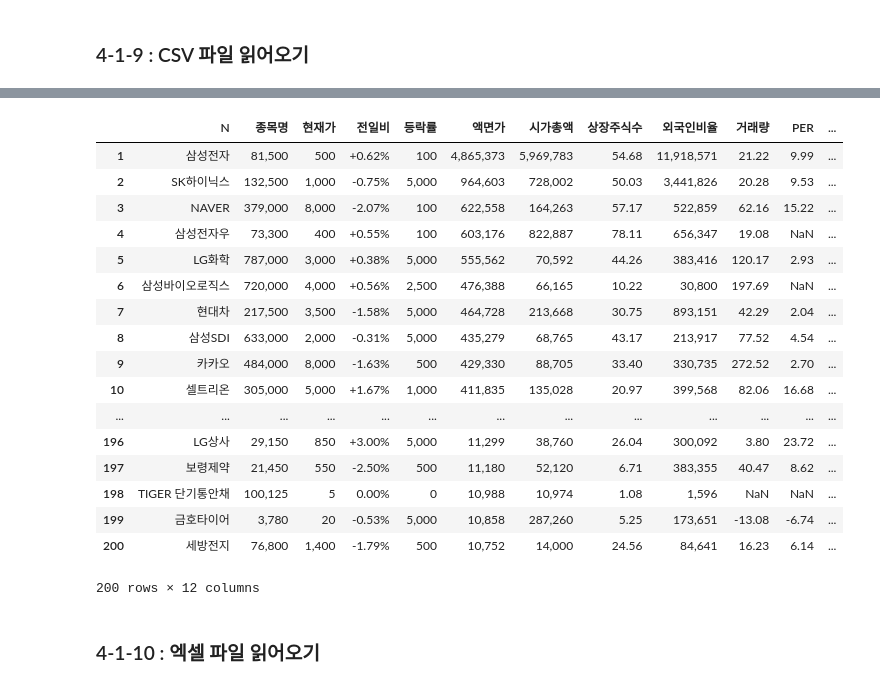
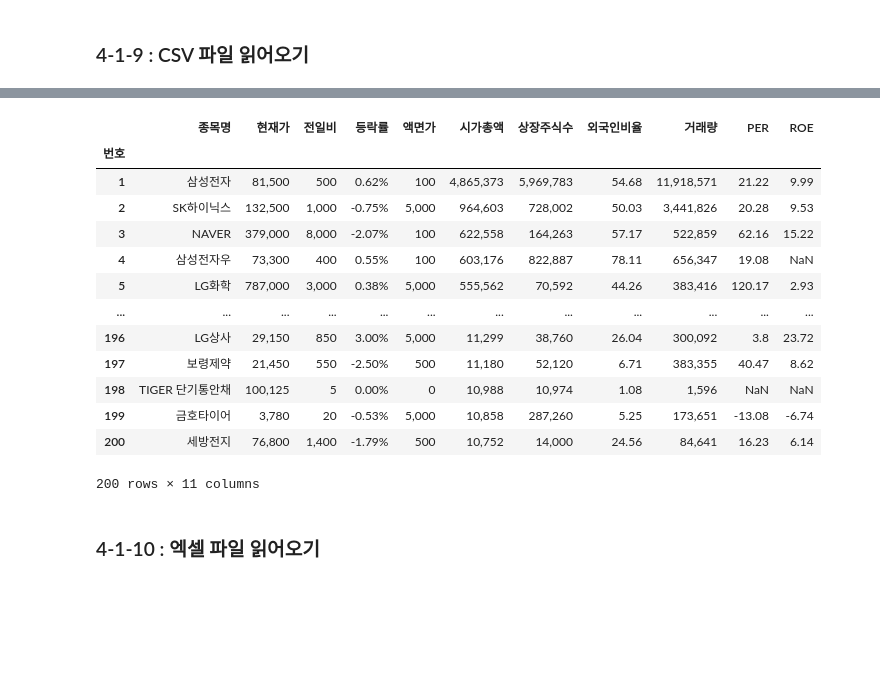
Before and after one commit to ttc-edu-dev-team/da-structured-data, a Jupyter notebook: prerequisites4 - pandas.ipynb, the cells around one changed output, grey strips where cells are left out. Drawn from its saved outputs; the diff is of its cells as text; code cells hidden in the pictures; blank space fills up the shorter version.

Commit message:
update data, prerequisites4, step6

```diff
--- a/prerequisites4 - pandas.ipynb
+++ b/prerequisites4 - pandas.ipynb
@@ -208,27 +212,23 @@ drive.mount('/content/drive')
 # %%
-#filename = '/content/drive/My Drive/da-structured-data/data/pandas/naver_finance_kospi_1-200.csv'
-filename = './data/pandas/naver_finance_kospi_1-200.csv'
+filename = '/content/drive/My Drive/da-structured-data/data/pandas/naver_finance_kospi_1-200.csv'
+#filename = './data/pandas/naver_finance_kospi_1-200.csv'
 # %%
-pd.read_csv(filename)
+pd.read_csv(filename, index_col = 0)
 # %% [output]
-|  | N | 종목명 | 현재가 | 전일비 | 등락률 | 액면가 | 시가총액 | 상장주식수 | 외국인비율 | 거래량 | PER | ... |
-| 1 | 삼성전자 | 81,500 | 500 | +0.62% | 100 | 4,865,373 | 5,969,783 | 54.68 | 11,918,571 | 21.22 | 9.99 | ... |
-| 2 | SK하이닉스 | 132,500 | 1,000 | -0.75% | 5,000 | 964,603 | 728,002 | 50.03 | 3,441,826 | 20.28 | 9.53 | ... |
-| 3 | NAVER | 379,000 | 8,000 | -2.07% | 100 | 622,558 | 164,263 | 57.17 | 522,859 | 62.16 | 15.22 | ... |
-| 4 | 삼성전자우 | 73,300 | 400 | +0.55% | 100 | 603,176 | 822,887 | 78.11 | 656,347 | 19.08 | NaN | ... |
-| 5 | LG화학 | 787,000 | 3,000 | +0.38% | 5,000 | 555,562 | 70,592 | 44.26 | 383,416 | 120.17 | 2.93 | ... |
-| 6 | 삼성바이오로직스 | 720,000 | 4,000 | +0.56% | 2,500 | 476,388 | 66,165 | 10.22 | 30,800 | 197.69 | NaN | ... |
-| 7 | 현대차 | 217,500 | 3,500 | -1.58% | 5,000 | 464,728 | 213,668 | 30.75 | 893,151 | 42.29 | 2.04 | ... |
-| 8 | 삼성SDI | 633,000 | 2,000 | -0.31% | 5,000 | 435,279 | 68,765 | 43.17 | 213,917 | 77.52 | 4.54 | ... |
-| 9 | 카카오 | 484,000 | 8,000 | -1.63% | 500 | 429,330 | 88,705 | 33.40 | 330,735 | 272.52 | 2.70 | ... |
-| 10 | 셀트리온 | 305,000 | 5,000 | +1.67% | 1,000 | 411,835 | 135,028 | 20.97 | 399,568 | 82.06 | 16.68 | ... |
-| ... | ... | ... | ... | ... | ... | ... | ... | ... | ... | ... | ... | ... |
-| 196 | LG상사 | 29,150 | 850 | +3.00% | 5,000 | 11,299 | 38,760 | 26.04 | 300,092 | 3.80 | 23.72 | ... |
-| 197 | 보령제약 | 21,450 | 550 | -2.50% | 500 | 11,180 | 52,120 | 6.71 | 383,355 | 40.47 | 8.62 | ... |
-| 198 | TIGER 단기통안채 | 100,125 | 5 | 0.00% | 0 | 10,988 | 10,974 | 1.08 | 1,596 | NaN | NaN | ... |
-| 199 | 금호타이어 | 3,780 | 20 | -0.53% | 5,000 | 10,858 | 287,260 | 5.25 | 173,651 | -13.08 | -6.74 | ... |
-| 200 | 세방전지 | 76,800 | 1,400 | -1.79% | 500 | 10,752 | 14,000 | 24.56 | 84,641 | 16.23 | 6.14 | ... |
+|  | 종목명 | 현재가 | 전일비 | 등락률 | 액면가 | 시가총액 | 상장주식수 | 외국인비율 | 거래량 | PER | ROE |
+| 번호 |  |  |  |  |  |  |  |  |  |  |  |
+| 1 | 삼성전자 | 81,500 | 500 | 0.62% | 100 | 4,865,373 | 5,969,783 | 54.68 | 11,918,571 | 21.22 | 9.99 |
+| 2 | SK하이닉스 | 132,500 | 1,000 | -0.75% | 5,000 | 964,603 | 728,002 | 50.03 | 3,441,826 | 20.28 | 9.53 |
+| 3 | NAVER | 379,000 | 8,000 | -2.07% | 100 | 622,558 | 164,263 | 57.17 | 522,859 | 62.16 | 15.22 |
+| 4 | 삼성전자우 | 73,300 | 400 | 0.55% | 100 | 603,176 | 822,887 | 78.11 | 656,347 | 19.08 | NaN |
+| 5 | LG화학 | 787,000 | 3,000 | 0.38% | 5,000 | 555,562 | 70,592 | 44.26 | 383,416 | 120.17 | 2.93 |
+| ... | ... | ... | ... | ... | ... | ... | ... | ... | ... | ... | ... |
+| 196 | LG상사 | 29,150 | 850 | 3.00% | 5,000 | 11,299 | 38,760 | 26.04 | 300,092 | 3.8 | 23.72 |
+| 197 | 보령제약 | 21,450 | 550 | -2.50% | 500 | 11,180 | 52,120 | 6.71 | 383,355 | 40.47 | 8.62 |
+| 198 | TIGER 단기통안채 | 100,125 | 5 | 0.00% | 0 | 10,988 | 10,974 | 1.08 | 1,596 | NaN | NaN |
+| 199 | 금호타이어 | 3,780 | 20 | -0.53% | 5,000 | 10,858 | 287,260 | 5.25 | 173,651 | -13.08 | -6.74 |
+| 200 | 세방전지 | 76,800 | 1,400 | -1.79% | 500 | 10,752 | 14,000 | 24.56 | 84,641 | 16.23 | 6.14 |
-200 rows × 12 columns
+200 rows × 11 columns
 # %% [markdown]
 ### 4-1-10 : 엑셀 파일 읽어오기
 # %%
```
Also changed, not shown: parts of 29 cells of this notebook, 2 other files.
